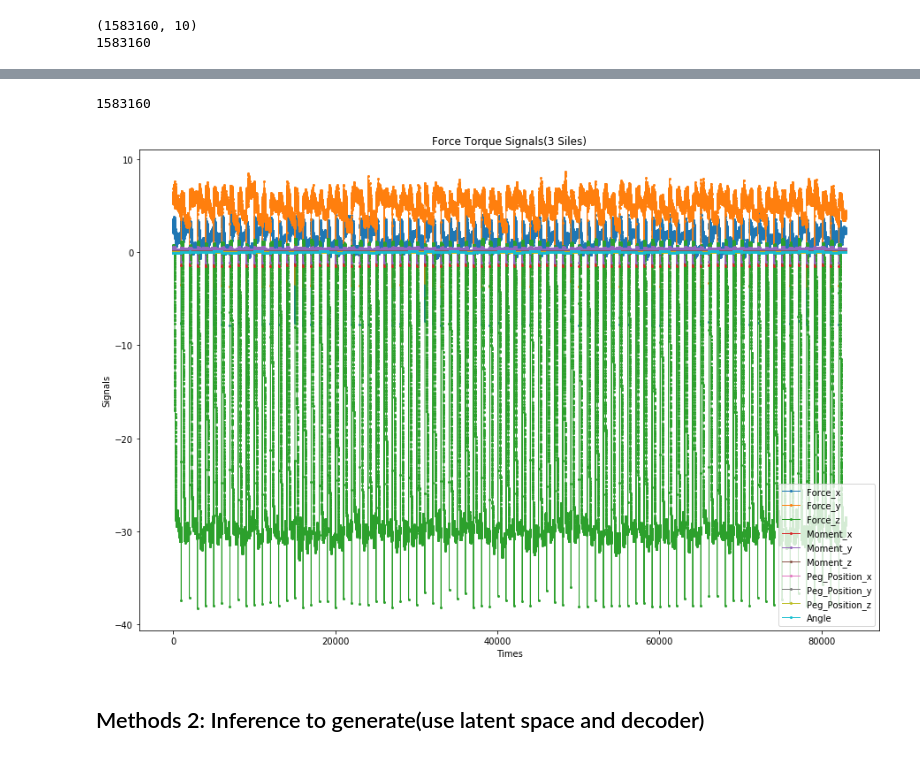
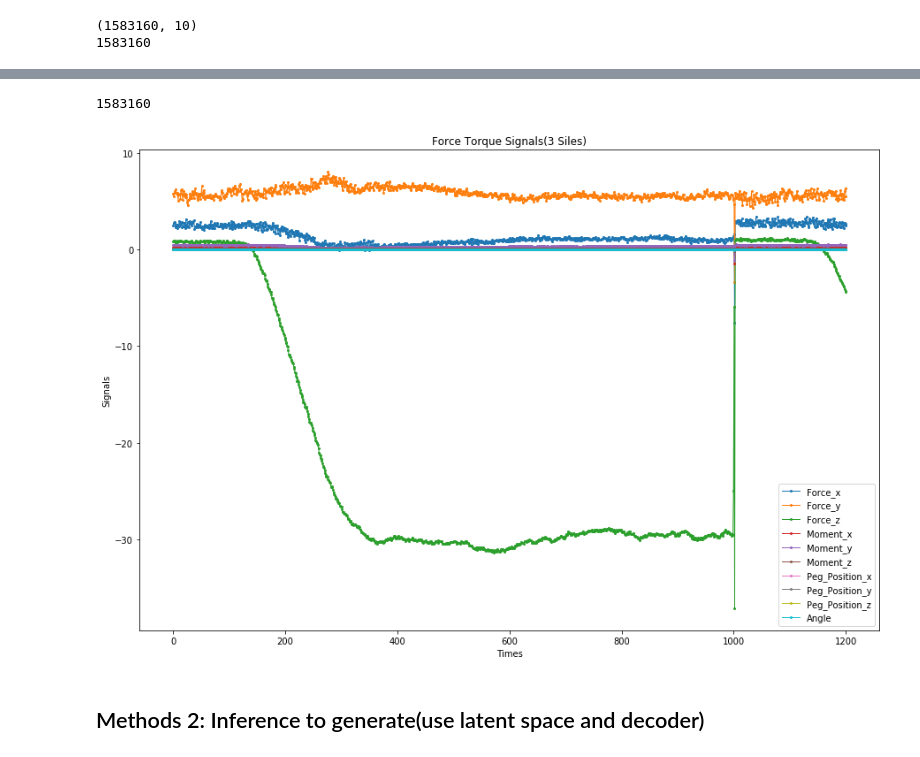
Before and after one commit to huangjiancong1/generate_signals, a Jupyter notebook: experiments/VAE_ALL_slides/Test_VAE with F_T_sensor_all_sides_scaled_unscaled_10_dim.ipynb, the cells around one changed output, grey strips where cells are left out. Saved outputs shown, nothing was run; the diff lists cells and outputs as text; code cells hidden in the pictures.

```diff
--- a/experiments/VAE_ALL_slides/Test_VAE with F_T_sensor_all_sides_scaled_unscaled_10_dim.ipynb
+++ b/experiments/VAE_ALL_slides/Test_VAE with F_T_sensor_all_sides_scaled_unscaled_10_dim.ipynb
@@ -193,8 +181,8 @@ plt.figure(figsize=(15,10))
 sides = generated_signals
 print(len(sides))
 
-first = 1500000
-slip = 1583000
+first = 0
+slip = 1200
 
 # Peg_Position_x = sides[:,0]
 Peg_Position_x = sides[:,0][first:slip]
@@ -249,34 +237,34 @@ Moment_z = sides[:,9][first:slip]
 # print(min(Counter))
 # print(max(Counter))
 
 
 # x = Time
 x = np.linspace(0,len(Moment_z),len(Moment_z))
 
 plt.plot(x, Force_x, marker='o', linestyle='-', markersize=2, linewidth=1, label='Force_x')
 plt.plot(x, Force_y, marker='o', linestyle='-', markersize=2, linewidth=1, label='Force_y')
 plt.plot(x, Force_z, marker='o', linestyle='-', markersize=2, linewidth=1, label='Force_z')
 
 plt.plot(x, Moment_x, marker='o', linestyle='-', markersize=2, linewidth=1, label='Moment_x')
 plt.plot(x, Moment_y, marker='o', linestyle='-', markersize=2, linewidth=1, label='Moment_y')
 plt.plot(x, Moment_z, marker='o', linestyle='-', markersize=2, linewidth=1, label='Moment_z')
 
 plt.plot(x, Peg_Position_x, marker='o', linestyle='-', markersize=2, linewidth=1, label='Peg_Position_x')
 plt.plot(x, Peg_Position_y, marker='o', linestyle='-', markersize=2, linewidth=1, label='Peg_Position_y')
 plt.plot(x, Peg_Position_z, marker='o', linestyle='-', markersize=2, linewidth=1, label='Peg_Position_z')
 
 plt.plot(x, Angle, marker='o', linestyle='-', markersize=2, linewidth=1, label='Angle')
 # plt.plot(x, Counter, marker='o', linestyle='-', markersize=2, linewidth=1, label='Counter')
 
 
 plt.xlabel('Times')
 plt.ylabel('Signals')
 plt.title('Force Torque Signals(3 Siles)')
 plt.legend(loc='lower right')
 plt.show()
 # %% [output]
 1583160
-[figure, old version]
+[figure, new version]
 # %% [markdown]
 ## Methods 2: Inference to generate(use latent space and decoder)
 # %%
```
Also changed, not shown: parts of 10 cells of this notebook, 2 other files.
